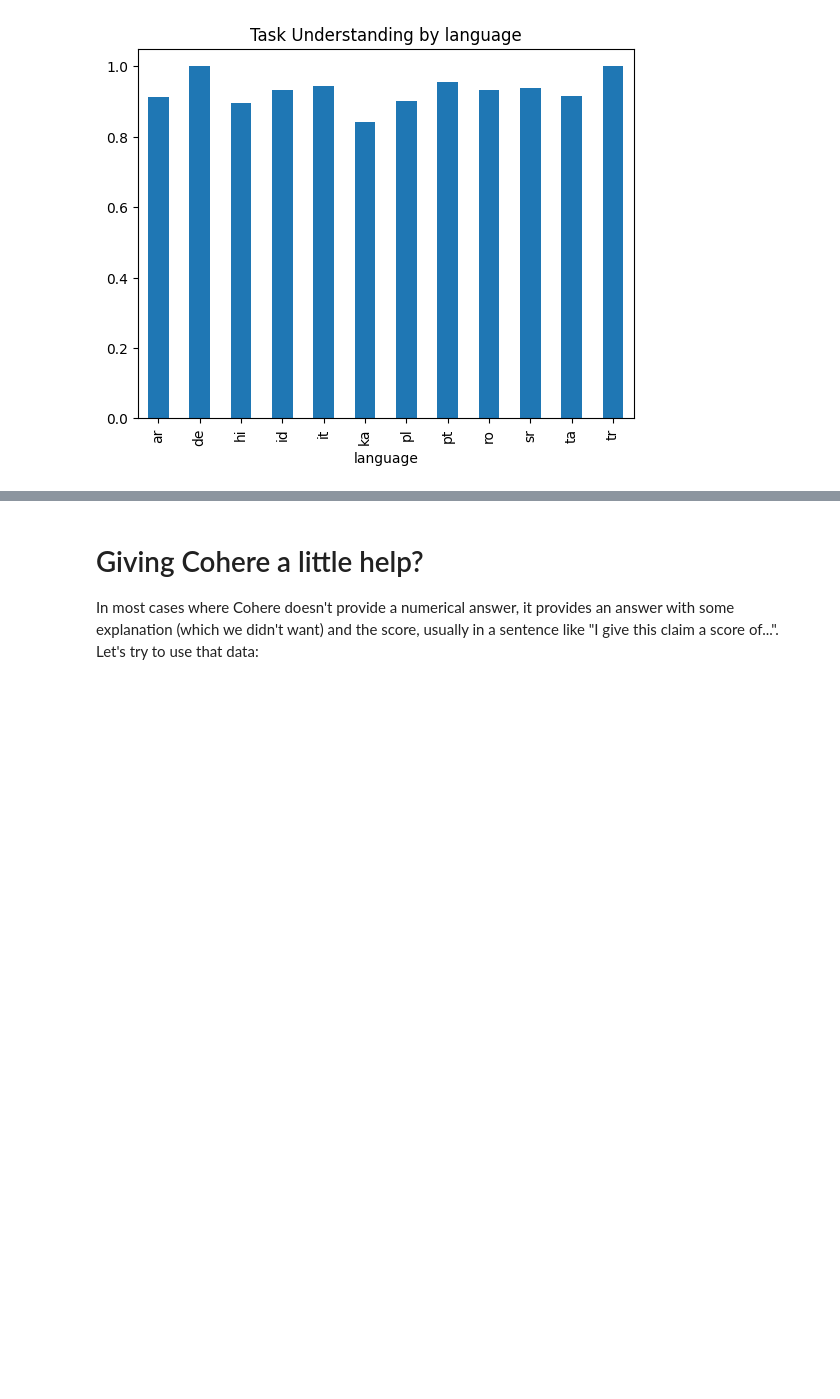
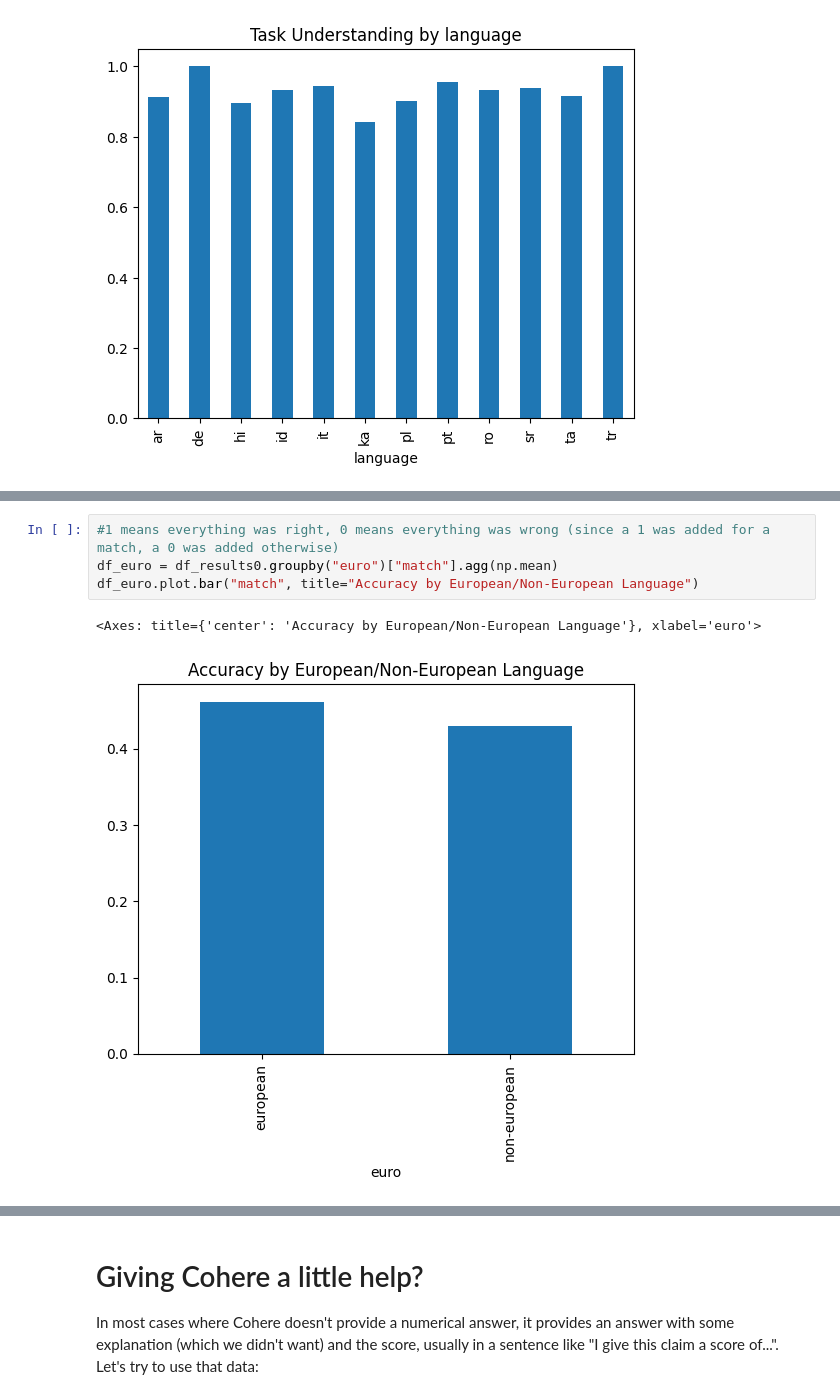
Before and after one commit to TheFloatingString/llm-misinfo-eval, a Jupyter notebook: notebooks/cohere_eval.ipynb, the cells around one changed output, grey strips where cells are left out. Saved outputs shown, nothing was run; the diff lists cells and outputs as text; blank space fills up the shorter version.

```diff
--- a/notebooks/cohere_eval.ipynb
+++ b/notebooks/cohere_eval.ipynb
@@ -184,0 +252,7 @@ df_understood.plot.bar("understood", title="Task Understanding by language")
+# %%
+#1 means everything was right, 0 means everything was wrong (since a 1 was added for a match, a 0 was added otherwise)
+df_euro = df_results0.groupby("euro")["match"].agg(np.mean)
+df_euro.plot.bar("match", title="Accuracy by European/Non-European Language")
+# %% [output]
+<Axes: title={'center': 'Accuracy by European/Non-European Language'}, xlabel='euro'>
+[figure, added]
```
Also changed, not shown: parts of 21 cells of this notebook.
